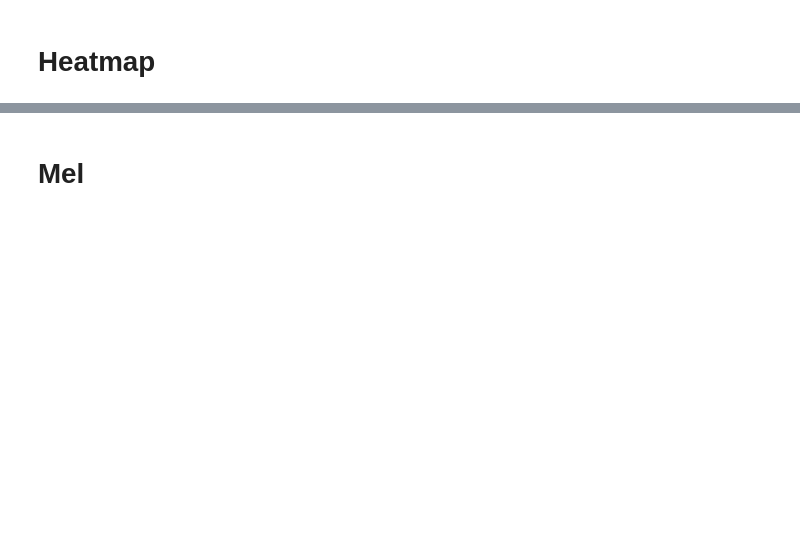
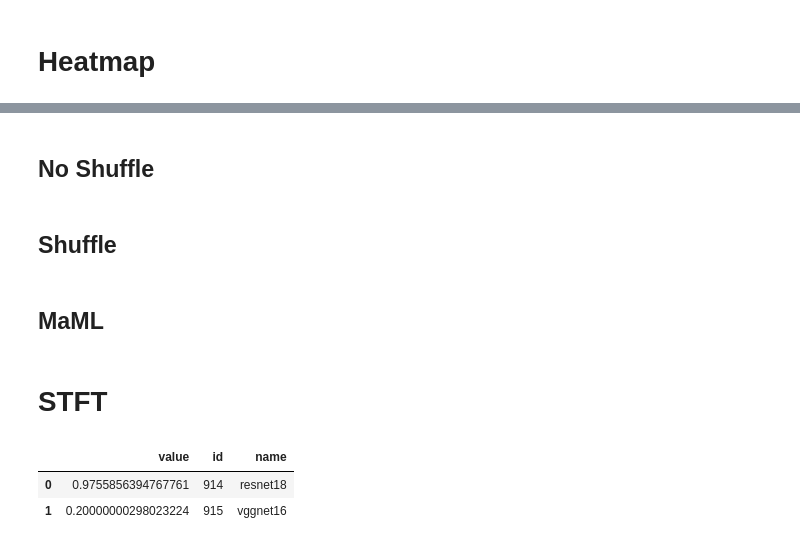
Before and after one commit to thomas-phillips/honours-research, a Jupyter notebook: src/graphing.ipynb, the cells around one changed output, grey strips where cells are left out. Drawn from its saved outputs; the diff is of its cells as text; code cells hidden in the pictures; blank space fills up the shorter version.

```diff
--- a/src/graphing.ipynb
+++ b/src/graphing.ipynb
@@ -272,0 +360,2 @@ ValueError: cannot reshape array of size 450 into shape (22,22)
+# %% [markdown]
+## No Shuffle
@@ -273,2 +366,2 @@ ValueError: cannot reshape array of size 450 into shape (22,22)
 # %% [markdown]
-# Mel
+## Shuffle
@@ -274,0 +372,2 @@ ValueError: cannot reshape array of size 450 into shape (22,22)
+# %% [markdown]
+## MaML
@@ -274,0 +378,52 @@ ValueError: cannot reshape array of size 450 into shape (22,22)
+# %% [markdown]
+# STFT
+# %%
+query = """
+with ranked_results AS (
+    select
+        m.id,
+        r.value,
+        ROW_NUMBER() OVER (ORDER BY r.value DESC) AS rank_high,
+        ROW_NUMBER() OVER (ORDER BY r.value ASC) AS rank_low
+    from
+        model m
+        JOIN epoch e ON m.id = e.model_id
+        JOIN cnn_result r ON e.id = r.epoch_id
+        join cnn_data d on m.id = d.model_id
+    where
+        r.type = 'Accuracy' and m.type ='cnn' and d.shot is null and m.preprocessing = 'stft'
+), best_worst as (
+select
+    id,
+    value
+from
+    ranked_results
+where
+    rank_high = 1
+union
+select
+    id,
+    value
+from
+    ranked_results
+where
+    rank_low = 1
+)
+select
+    bw.value, bw.id, m.name
+from
+    best_worst bw
+    join model m on bw.id = m.id
+    join cnn_data d on bw.id = d.model_id
+order by
+    bw.value desc
+"""
+
+columns, rows = query_database(query)
+
+df = pd.DataFrame(rows, columns=columns)
+df
+# %% [output]
+|  | value | id | name |
+| 0 | 0.9755856394767761 | 914 | resnet18 |
+| 1 | 0.20000000298023224 | 915 | vggnet16 |
```
Also changed, not shown: parts of 21 cells of this notebook, 2 other files.
